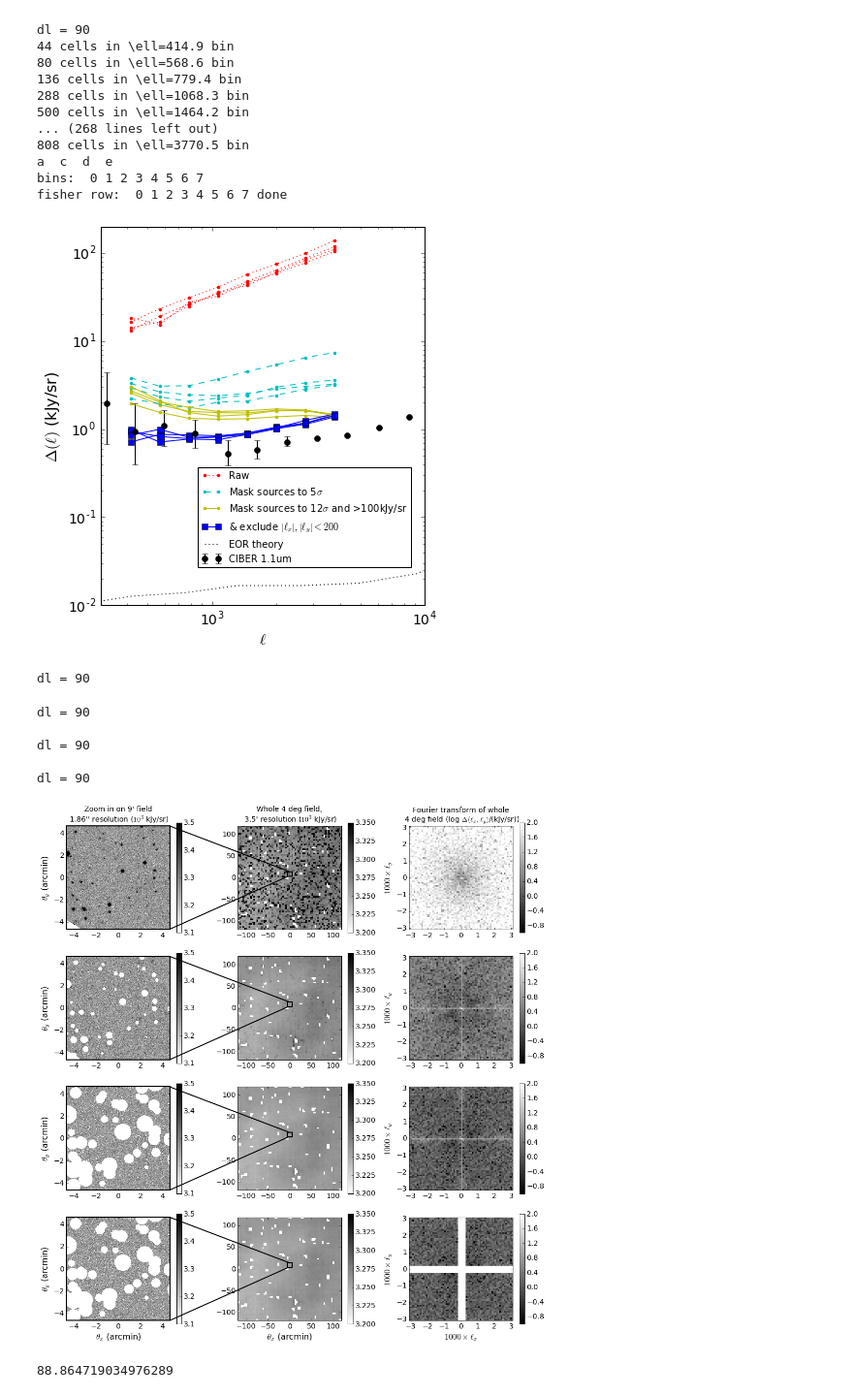
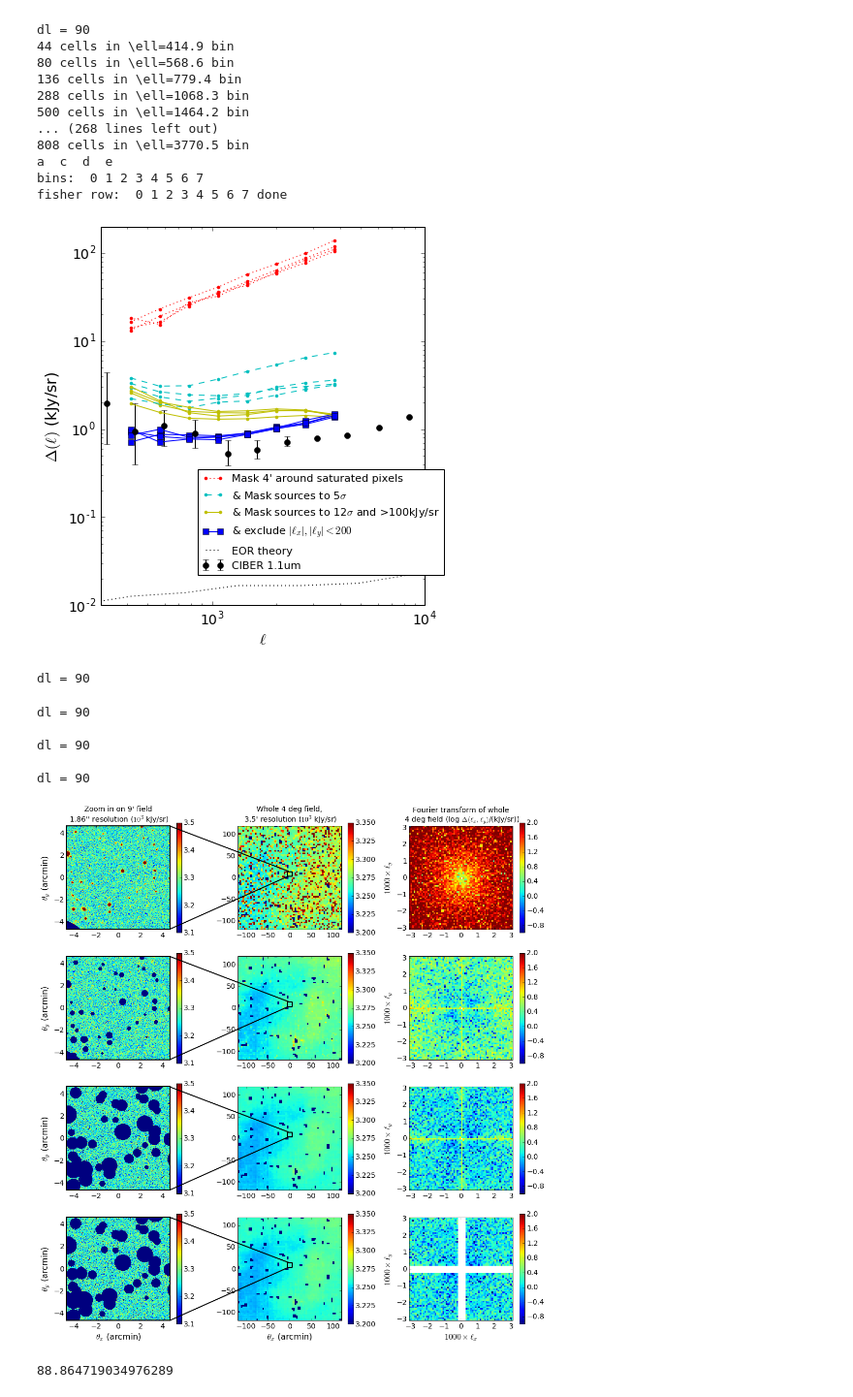
Before and after one commit to abrahamneben/21cmIRxcor, a Jupyter notebook: better_fg_masking_with_opt_pspec/big_foreground_masking_study.ipynb, the cells around one changed output. Shown at 97% size. Drawn from its saved outputs; the diff is of its cells as text; code cells hidden in the pictures.

Commit message:
color plots

```diff
--- a/better_fg_masking_with_opt_pspec/big_foreground_masking_study.ipynb
+++ b/better_fg_masking_with_opt_pspec/big_foreground_masking_study.ipynb
@@ -442,7 +442,7 @@ lws = [1,1,1,1]
 matplotlib.rcParams.update({'font.size': 14})
 
 plt.figure(figsize=(6,7))
-labels = ['Raw','Mask sources to 5$\sigma$','Mask sources to 12$\sigma$ and >100kJy/sr','& exclude $|\ell_x|,|\ell_y|<200$' ]
+labels = ['Mask 4\' around saturated pixels','& Mask sources to 5$\sigma$','& Mask sources to 12$\sigma$ and >100kJy/sr','& exclude $|\ell_x|,|\ell_y|<200$' ]
 
 for framei in range(4):
     for j in range(4):
@@ -455,7 +455,7 @@ plt.errorbar(ell_Cell_ciber[1::3,0],ell_Cell_ciber[1::3,1],yerr=[np.abs(ell_Cell
 
 plt.loglog(ell_Cell_eormodel[:,0],ell_Cell_eormodel[:,1],'k:',label='EOR theory')
 
-plt.legend(fontsize=10,loc=(.3,.1))
+plt.legend(fontsize=11,loc=(.3,.08))
 plt.ylim([.01,200])
 plt.xlim([300,1.e4])
 plt.xlabel('$\ell$',fontsize=16)
@@ -463,7 +463,7 @@ plt.ylabel('$\Delta(\ell)$ (kJy/sr)',fontsize=16)
 
 plt.savefig('big_foreground_masking_study_pspecs_2.pdf',bbox_inches='tight')
 # %% [output]
-[figure, old version]
+[figure, new version]
 # %%
 fig = plt.figure(figsize=(14,15))
 
@@ -481,7 +481,7 @@ for j in range(4):
     plt.subplot(4,3,3*j+1)
     axes[j].append(plt.gca())
     d = 300
-    plt.imshow(adu2kjy_per_sr*masked_img_zoom[0:d,300:300+d]/1.e3,interpolation='nearest',cmap='gray_r',rasterized=True,\
+    plt.imshow(adu2kjy_per_sr*masked_img_zoom[0:d,300:300+d]/1.e3,interpolation='nearest',cmap='jet',rasterized=True,\
               vmin=3.1,vmax=3.5,extent=[-asec_per_pixel/60*d/2,asec_per_pixel/60*d/2,-asec_per_pixel/60*d/2,asec_per_pixel/60*d/2])
     cbar = plt.colorbar()
     cbar.set_ticks(3.1+.1*np.arange(5))
@@ -495,7 +495,7 @@ for j in range(4):
     n_coarse = img_kjy_per_sr.shape[0]
     dtheta_coarse_amin = 3.5
     dtheta_coarse_rad = dtheta_coarse_amin/60.*np.pi/180
-    plt.imshow(img_kjy_per_sr/1.e3,interpolation='nearest',cmap='gray_r',vmin=3.2,vmax=3.35,rasterized=True,\
+    plt.imshow(img_kjy_per_sr/1.e3,interpolation='nearest',cmap='jet',vmin=3.2,vmax=3.35,rasterized=True,\
               extent=[-dtheta_coarse_amin*n_coarse/2,dtheta_coarse_amin*n_coarse/2,-dtheta_coarse_amin*n_coarse/2,dtheta_coarse_amin*n_coarse/2])
     cbar = plt.colorbar()
     cbar.set_ticks(3.2+.025*np.arange(8))
@@ -526,41 +526,41 @@ for j in range(4):
     if j == 3: delta *= 1.*np.fft.fftshift((np.abs(lxgrid)>2*dl)*(np.abs(lygrid)>2*dl))
 
     plt.imshow(np.log10(delta),vmin=-1,vmax=2,rasterized=True,\
-               interpolation='nearest',cmap='gray',extent=[-n_coarse/2*dl/1.e3,n_coarse/2*dl/1.e3,-n_coarse/2*dl/1.e3,n_coarse/2*dl/1.e3])
+               interpolation='nearest',cmap='jet',extent=[-n_coarse/2*dl/1.e3,n_coarse/2*dl/1.e3,-n_coarse/2*dl/1.e3,n_coarse/2*dl/1.e3])
     if j == 0: plt.title('Fourier transform of whole\n 4 deg field (log $\Delta(\ell_x,\ell_y)}$/(kJy/sr))',fontsize=14)
     plt.ylabel('$1000\\times\ell_y$',fontsize=16)
     if j == 3: plt.xlabel('$1000\\times\ell_x$',fontsize=16)
     plt.colorbar()
 
 
     plt.xlim([-n_coarse/2*dl/1.e3,n_coarse/2*dl/1.e3])
     plt.ylim([-n_coarse/2*dl/1.e3,n_coarse/2*dl/1.e3])
 
 plt.tight_layout()
 
 for j in range(4):
     [i.set_linewidth(2) for i in axes[j][0].spines.itervalues()]
 
     coord1 = transFigure.transform(axes[j][0].transData.transform([4.65,4.35]))
     coord2 = transFigure.transform(axes[j][1].transData.transform([-3,14]))
     line = matplotlib.lines.Line2D((coord1[0],coord2[0]),(coord1[1],coord2[1]),transform=fig.transFigure,linewidth=2,color='k')
     fig.lines.append(line)
 
     coord1 = transFigure.transform(axes[j][0].transData.transform([4.65,-4.35]))
     coord2 = transFigure.transform(axes[j][1].transData.transform([-3,3]))
     line = matplotlib.lines.Line2D((coord1[0],coord2[0]),(coord1[1],coord2[1]),transform=fig.transFigure,linewidth=2,color='k')
     fig.lines.append(line)
 
 
 plt.savefig('big_foreground_masking_study_2.pdf',bbox_inches='tight')
 # %% [output]
 dl = 90
 dl = 90
 
 dl = 90
 
 dl = 90
-[figure, old version]
+[figure, new version]
 # %%
 10*adu2kjy_per_sr
 # %% [output]
```
Also changed, not shown: parts of 1 cell of this notebook, 2 other files.
